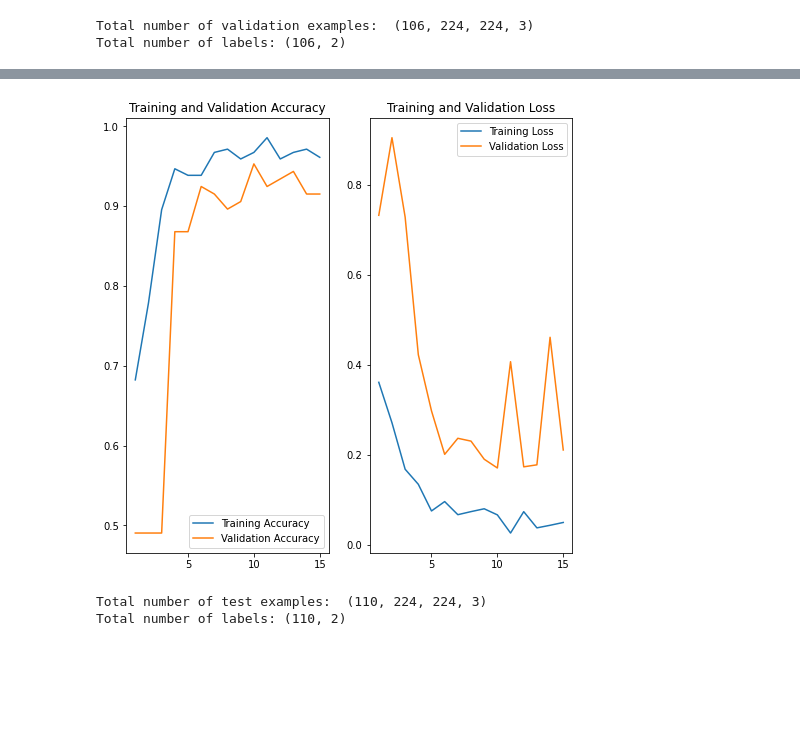
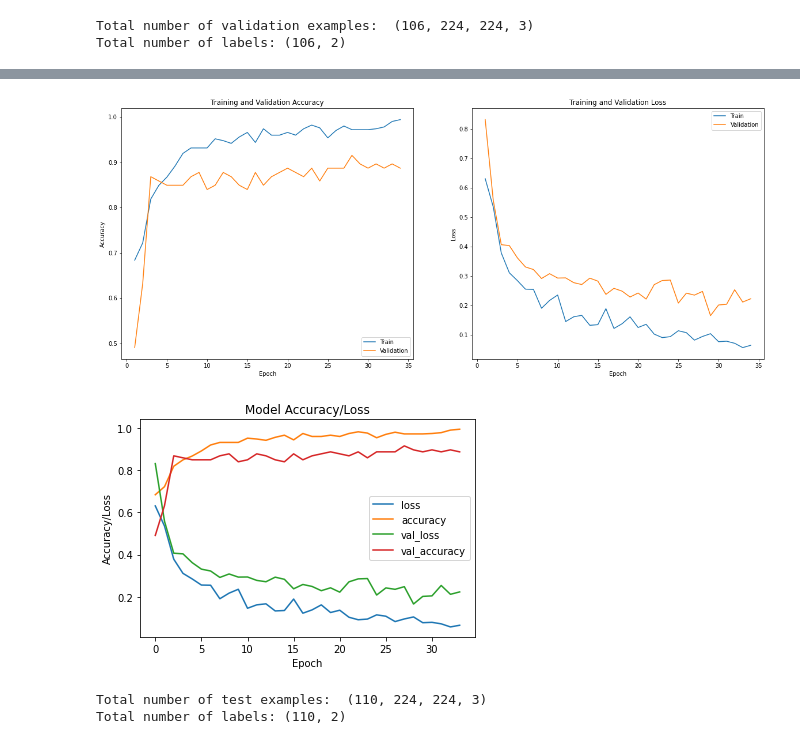
Before and after one commit to brijw/deeplearning_ultrasound_diagnosis, a Jupyter notebook: depthcon.ipynb, the cells around one changed output, grey strips where cells are left out. Cells and saved outputs as stored; diff of their text form; code cells hidden in the pictures; blank space fills up the shorter version.

```diff
--- a/depthcon.ipynb
+++ b/depthcon.ipynb
@@ -286,32 +303,18 @@ def data_gen(data, batch_size):
 # %%
 def build_model():
     input_img = Input(shape=(224,224,3), name='ImageInput')
-    x = Conv2D(64, (3,3), activation='relu', padding='same', name='Conv1_1')(input_img)
-    x = Conv2D(64, (3,3), activation='relu', padding='same', name='Conv1_2')(x)
+    x = Conv2D(32, (3,3), activation='relu', padding='same', name='Conv1_1')(input_img)
+    x = Conv2D(32, (3,3), activation='relu', padding='same', name='Conv1_2')(x)
     x = MaxPooling2D((2,2), name='pool1')(x)
 
-    x = SeparableConv2D(128, (3,3), activation='relu', padding='same', name='Conv2_1')(x)
-    x = SeparableConv2D(128, (3,3), activation='relu', padding='same', name='Conv2_2')(x)
+    x = SeparableConv2D(64, (3,3), activation='relu', padding='same', name='Conv2_1')(x)
+    x = SeparableConv2D(64, (3,3), activation='relu', padding='same', name='Conv2_2')(x)
     x = MaxPooling2D((2,2), name='pool2')(x)
 
-    x = SeparableConv2D(256, (3,3), activation='relu', padding='same', name='Conv3_1')(x)
-    x = BatchNormalization(name='bn1')(x)
-    x = SeparableConv2D(256, (3,3), activation='relu', padding='same', name='Conv3_2')(x)
-    x = BatchNormalization(name='bn2')(x)
-    x = SeparableConv2D(256, (3,3), activation='relu', padding='same', name='Conv3_3')(x)
-    x = MaxPooling2D((2,2), name='pool3')(x)
-
-    x = SeparableConv2D(512, (3,3), activation='relu', padding='same', name='Conv4_1')(x)
-    x = BatchNormalization(name='bn3')(x)
-    x = SeparableConv2D(512, (3,3), activation='relu', padding='same', name='Conv4_2')(x)
-    x = BatchNormalization(name='bn4')(x)
-    x = SeparableConv2D(512, (3,3), activation='relu', padding='same', name='Conv4_3')(x)
-    x = MaxPooling2D((2,2), name='pool4')(x)
-
     x = Flatten(name='flatten')(x)
-    x = Dense(1024, activation='relu', name='fc1')(x)
+    x = Dense(128, activation='relu', name='fc1')(x)
     x = Dropout(0.7, name='dropout1')(x)
-    x = Dense(512, activation='relu', name='fc2')(x)
+    x = Dense(64, activation='relu', name='fc2')(x)
     x = Dropout(0.5, name='dropout2')(x)
     x = Dense(2, activation='softmax', name='fc3')(x)
 
@@ -354,7 +357,7 @@ w,b = f['block2_conv1']['block2_conv1_W_1:0'], f['block2_conv1']['block2_conv1_b
 model.layers[4].set_weights = [w,b]
 
 w,b = f['block2_conv2']['block2_conv2_W_1:0'], f['block2_conv2']['block2_conv2_b_1:0']
-model.layers[5].set_weights = [w,b]
+model.layers[8].set_weights = [w,b]
 
 f.close()
 model.summary()
@@ -399,6 +433,6 @@ Number of training and validation steps: 122 and 106
 # Fit the model
 history = model.fit_generator(train_data_gen, epochs=nb_epochs, steps_per_epoch=nb_train_steps,
                               validation_data=(valid_data, valid_labels),callbacks=[es, chkpt],
-                              class_weight={0:1.0, 1:0.4})
+                              class_weight={0:0.98, 1:1.02})
 # %% [output]
 Epoch 1/50
@@ -421,27 +455,39 @@ Epoch 15/50
 # %%
 acc = history.history['accuracy']
 val_acc = history.history['val_accuracy']
 
 loss = history.history['loss']
 val_loss = history.history['val_loss']
 
 epochs_range = range(nb_epochs)
 
-plt.figure(figsize=(8, 8))
+plt.figure(figsize=(20, 8))
 plt.subplot(1, 2, 1)
 plt.plot(range(1, len(acc)+1),acc, label='Training Accuracy')
 plt.plot(range(1, len(val_acc)+1),val_acc, label='Validation Accuracy')
-plt.legend(loc='lower right')
+plt.ylabel('Accuracy')
+plt.xlabel('Epoch')
+plt.legend(['Train', 'Validation'], loc = 'lower right')
 plt.title('Training and Validation Accuracy')
 
 plt.subplot(1, 2, 2)
 plt.plot(range(1, len(loss)+1),loss, label='Training Loss')
 plt.plot(range(1, len(val_loss)+1), val_loss, label='Validation Loss')
-plt.legend(loc='upper right')
+plt.ylabel('Loss')
+plt.xlabel('Epoch')
+plt.legend(['Train', 'Validation'], loc = 'upper right')
 plt.title('Training and Validation Loss')
 plt.show()
 # %% [output]
-[figure, old version]
+[figure, new version]
+# %%
+pd.DataFrame(history.history).plot()
+plt.title('Model Accuracy/Loss')
+plt.ylabel('Accuracy/Loss')
+plt.xlabel('Epoch')
+plt.show()
+# %% [output]
+[figure, added]
 # %%
 # # Load the model weights
 # model.load_weights("/content/drive/MyDrive/Colab Notebooks/deep_learning_project/datasets/deep_learning_project/vgg16/best_model.hdf5")
```
Also changed, not shown: parts of 39 cells of this notebook, 4 other files.
